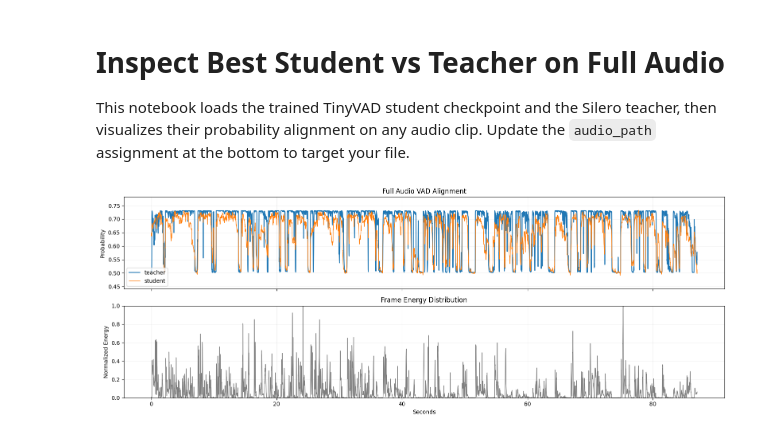
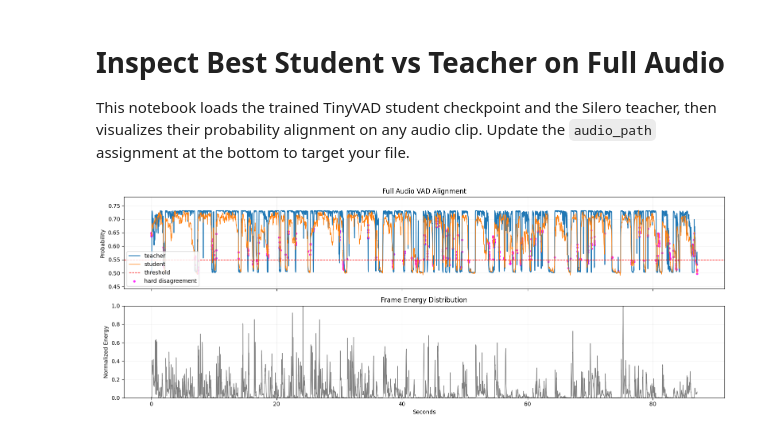
Before and after one commit to seanxgao/Whisper_Minimal, a Jupyter notebook: notebooks/inspect_best_student.ipynb, the cells around one changed output. Cells and saved outputs as stored; diff of their text form; code cells hidden in the pictures.

```diff
--- a/notebooks/inspect_best_student.ipynb
+++ b/notebooks/inspect_best_student.ipynb
@@ -150,38 +150,118 @@ def plot_audio_vad_alignment(audio_path, student_checkpoint, config) -> None:
     frame_hop = float(chunk_cfg["frame_hop"])
     time_axis = np.arange(min_len) * frame_hop
 
+    # --- hard labels and agreement metrics ---
+    threshold = 0.55
+    margin = 0.15
+
+    teacher_hard = teacher_full >= threshold
+    student_hard = student_full >= threshold
+
+    hard_agreement = float(np.mean(teacher_hard == student_hard)) * 100.0
+    soft_margin_agreement = float(np.mean(np.abs(student_full - teacher_full) <= margin)) * 100.0
+
+    consistent_mask = teacher_hard == student_hard
+    consistent_seconds = float(consistent_mask.sum()) * frame_hop
+    total_seconds = float(min_len) * frame_hop
+    consistent_seconds_per_minute = (
+        60.0 * consistent_seconds / total_seconds if total_seconds > 0.0 else 0.0
+    )
+
     fig, axes = plt.subplots(2, 1, figsize=(16, 6), sharex=True)
     axes[0].plot(time_axis, teacher_full, label="teacher", linewidth=1.5)
     axes[0].plot(time_axis, student_full, label="student", linewidth=1.0)
+
+    # threshold line
+    axes[0].axhline(
+        threshold,
+        color="red",
+        linestyle="--",
+        linewidth=1.0,
+        label="threshold",
+    )
+
+    # highlight disagreement frames only (where hard labels differ)
+    disagree_mask = teacher_hard != student_hard
+    if np.any(disagree_mask):
+        axes[0].scatter(
+            time_axis[disagree_mask],
+            student_full[disagree_mask],
+            s=10,
+            color="magenta",
+            alpha=0.8,
+            label="hard disagreement",
+        )
+
     ymin = min(teacher_full.min(), student_full.min()) - 0.05
     ymax = max(teacher_full.max(), student_full.max()) + 0.05
     axes[0].set_ylim(ymin, ymax)
     axes[0].set_ylabel("Probability")
     axes[0].set_title("Full Audio VAD Alignment")
     axes[0].legend()
     axes[0].grid(True, alpha=0.2)
 
     axes[1].plot(time_axis, energy_full, color="tab:gray", linewidth=1.0)
     axes[1].set_ylim(0, 1)
     axes[1].set_xlabel("Seconds")
     axes[1].set_ylabel("Normalized Energy")
     axes[1].set_title("Frame Energy Distribution")
     axes[1].grid(True, alpha=0.2)
 
     plt.tight_layout()
     plt.show()
 
+    # optional zoomed view on first 15 seconds to inspect disagreements
+    zoom_seconds = 15.0
+    zoom_frames = int(zoom_seconds / frame_hop)
+    zoom_frames = min(zoom_frames, min_len)
+    if zoom_frames > 0:
+        t_zoom = time_axis[:zoom_frames]
+        teacher_zoom = teacher_full[:zoom_frames]
+        student_zoom = student_full[:zoom_frames]
+        disagree_zoom = disagree_mask[:zoom_frames]
+
+        fig_zoom, ax_zoom = plt.subplots(1, 1, figsize=(12, 3))
+        ax_zoom.plot(t_zoom, teacher_zoom, label="teacher", linewidth=1.5)
+        ax_zoom.plot(t_zoom, student_zoom, label="student", linewidth=1.0)
+        ax_zoom.axhline(
+            threshold,
+            color="red",
+            linestyle="--",
+            linewidth=1.0,
+            label="threshold",
+        )
+        if np.any(disagree_zoom):
+            ax_zoom.scatter(
+                t_zoom[disagree_zoom],
+                student_zoom[disagree_zoom],
+                s=12,
+                color="magenta",
+                alpha=0.9,
+                label="hard disagreement",
+            )
+        ax_zoom.set_xlabel("Seconds")
+        ax_zoom.set_ylabel("Probability")
+        ax_zoom.set_title("Zoomed view (first 15 seconds)")
+        ax_zoom.set_ylim(ymin, ymax)
+        ax_zoom.grid(True, alpha=0.2)
+        plt.tight_layout()
+        plt.show()
+
+    print(f"Hard Agreement %: {hard_agreement:.2f}")
+    print(f"Soft Margin Agreement %: {soft_margin_agreement:.2f}")
+    print(f"Consistent Seconds per Minute: {consistent_seconds_per_minute:.2f}")
+
 
 student_checkpoint = paths["checkpoint_dir"] / "best.pt"
 audio_path = Path("demo.opus")
 
 assert student_checkpoint.exists(), f"Missing checkpoint: {student_checkpoint}"
 assert audio_path.exists(), f"Missing audio file: {audio_path}"
 
 plot_audio_vad_alignment(
     audio_path,
     student_checkpoint=student_checkpoint,
     config=config,
 )
 # %% [output]
-[figure, old version]
+[figure, new version]
```
Also changed, not shown: parts of 5 cells of this notebook, 2 other files.
